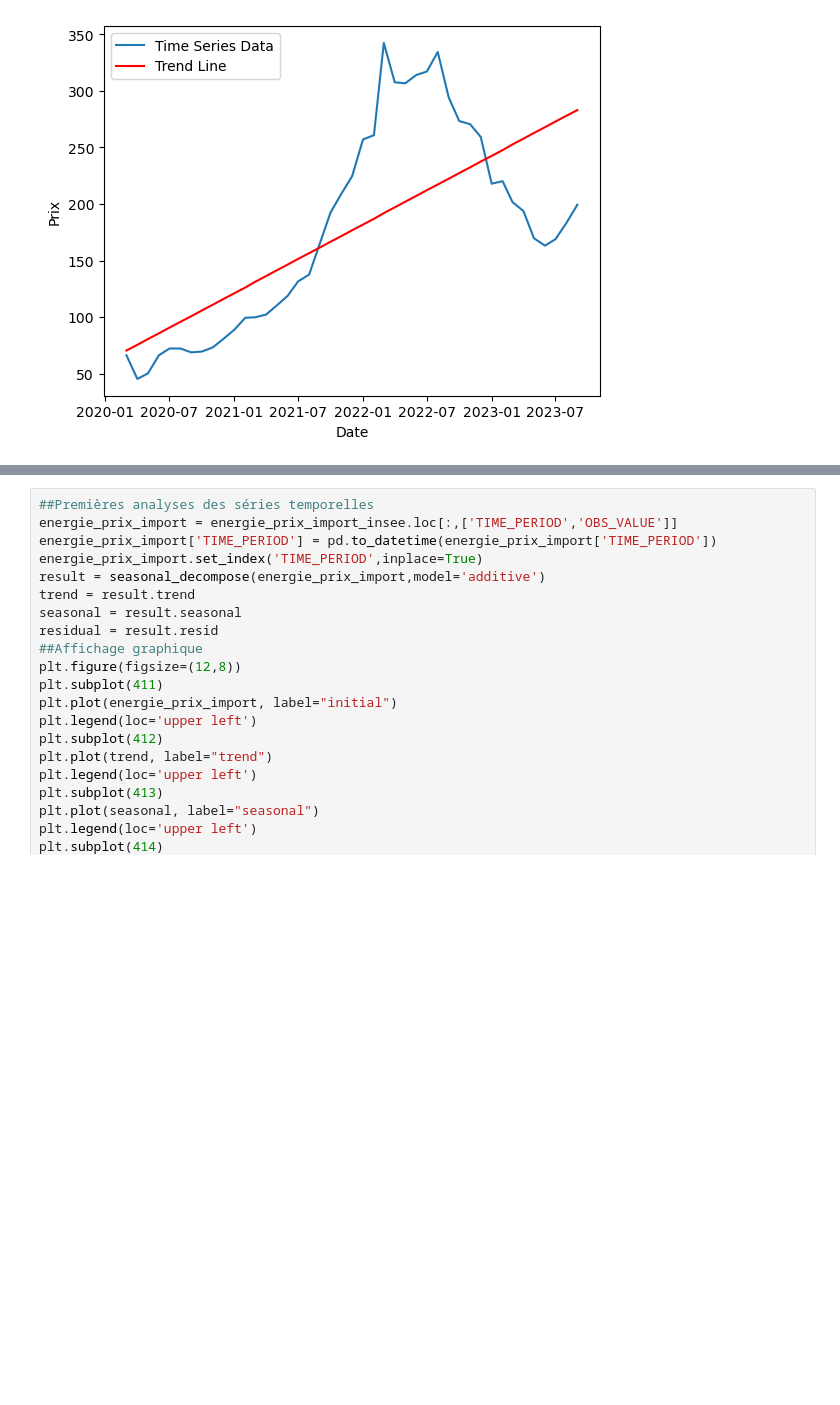
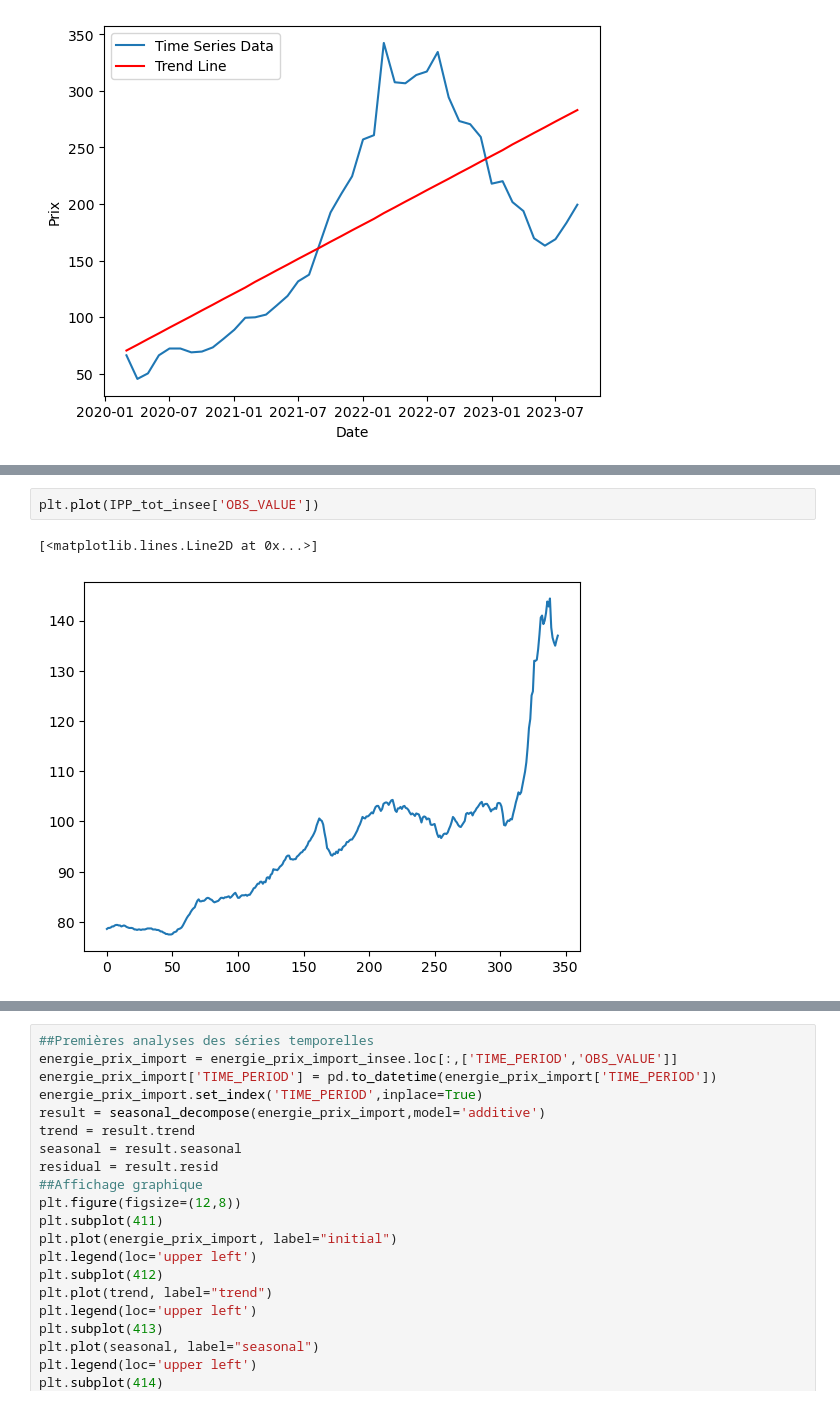
Before and after one commit to NathanVnh/Projet-Python, a Jupyter notebook: execute.ipynb, the cells around one changed output, grey strips where cells are left out. Cells and saved outputs as stored; diff of their text form; blank space fills up the shorter version.

```diff
--- a/execute.ipynb
+++ b/execute.ipynb
@@ -166,0 +240,5 @@ Notes:
+# %%
+plt.plot(IPP_tot_insee['OBS_VALUE'])
+# %% [output]
+[<matplotlib.lines.Line2D at 0x...>]
+[figure, added]
```
Also changed, not shown: parts of 4 cells of this notebook.
